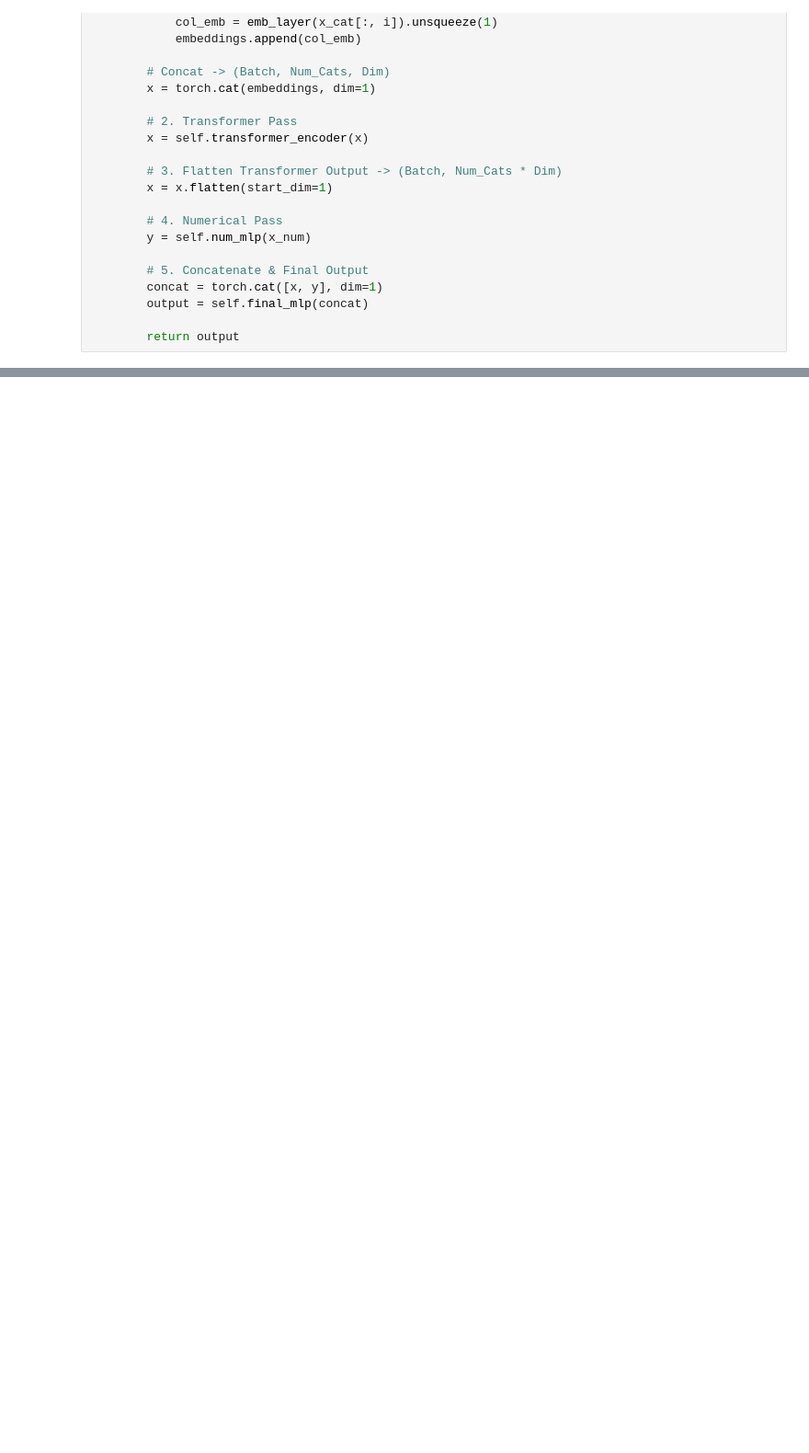
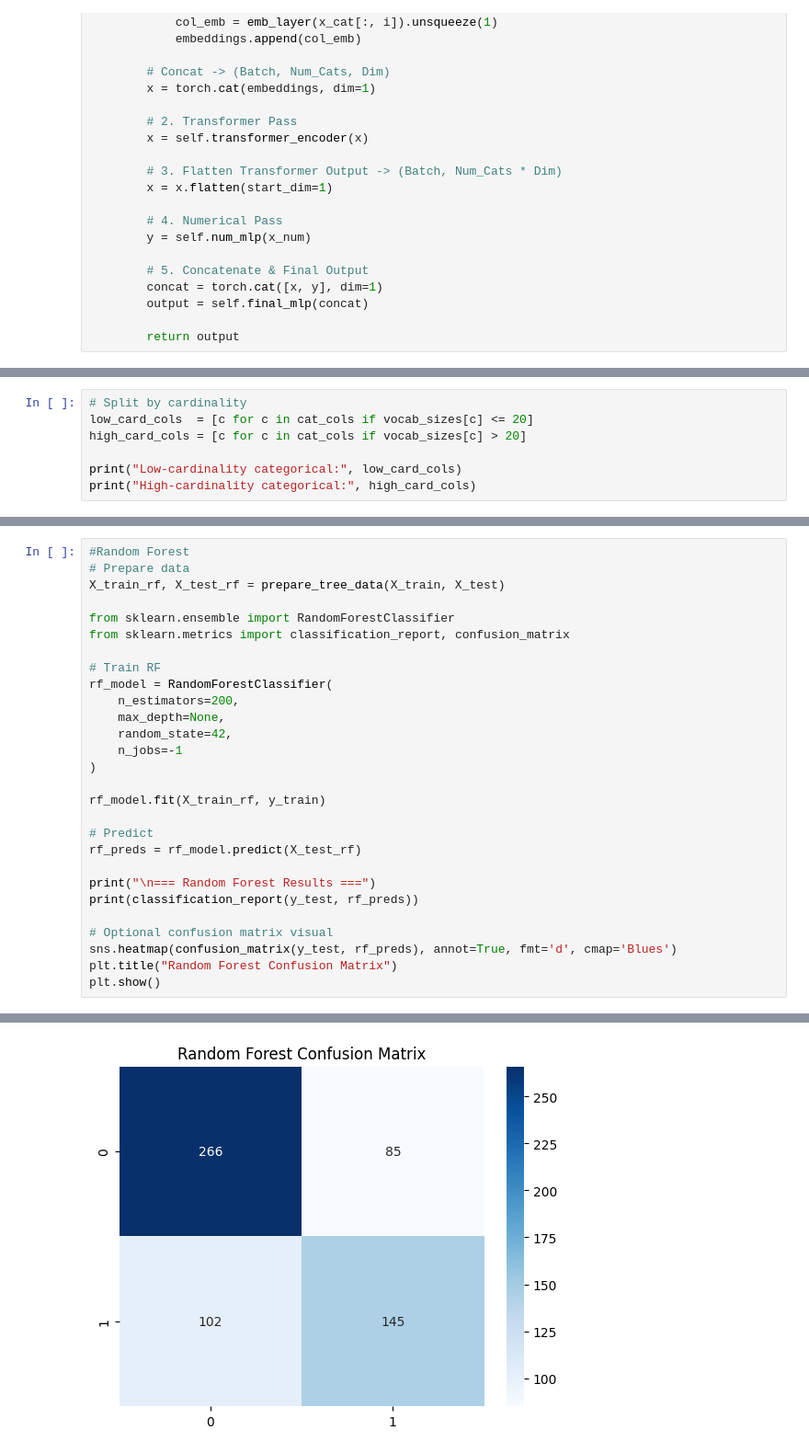
Before and after one commit to tejaz30/ML_comparitiveStudy, a Jupyter notebook: online_retail.ipynb, the cells around one changed output, grey strips where cells are left out. Shown: that part at 92% size. Cells and saved outputs as stored; diff of their text form; blank space fills up the shorter version.

```diff
--- a/online_retail.ipynb
+++ b/online_retail.ipynb
@@ -616,0 +664,7 @@ weighted avg       0.61      0.62      0.61       598
+# %%
+# Split by cardinality
+low_card_cols  = [c for c in cat_cols if vocab_sizes[c] <= 20]
+high_card_cols = [c for c in cat_cols if vocab_sizes[c] > 20]
+
+print("Low-cardinality categorical:", low_card_cols)
+print("High-cardinality categorical:", high_card_cols)
@@ -616,0 +697,29 @@ weighted avg       0.61      0.62      0.61       598
+# %%
+#Random Forest
+# Prepare data
+X_train_rf, X_test_rf = prepare_tree_data(X_train, X_test)
+
+from sklearn.ensemble import RandomForestClassifier
+from sklearn.metrics import classification_report, confusion_matrix
+
+# Train RF
+rf_model = RandomForestClassifier(
+    n_estimators=200,
+    max_depth=None,
+    random_state=42,
+    n_jobs=-1
+)
+
+rf_model.fit(X_train_rf, y_train)
+
+# Predict
+rf_preds = rf_model.predict(X_test_rf)
+
+print("\n=== Random Forest Results ===")
+print(classification_report(y_test, rf_preds))
+
+# Optional confusion matrix visual
+sns.heatmap(confusion_matrix(y_test, rf_preds), annot=True, fmt='d', cmap='Blues')
+plt.title("Random Forest Confusion Matrix")
+plt.show()
+# %% [output]
@@ -616,0 +735 @@ weighted avg       0.61      0.62      0.61       598
+[figure, added]
```
Also changed, not shown: parts of 14 cells of this notebook.
